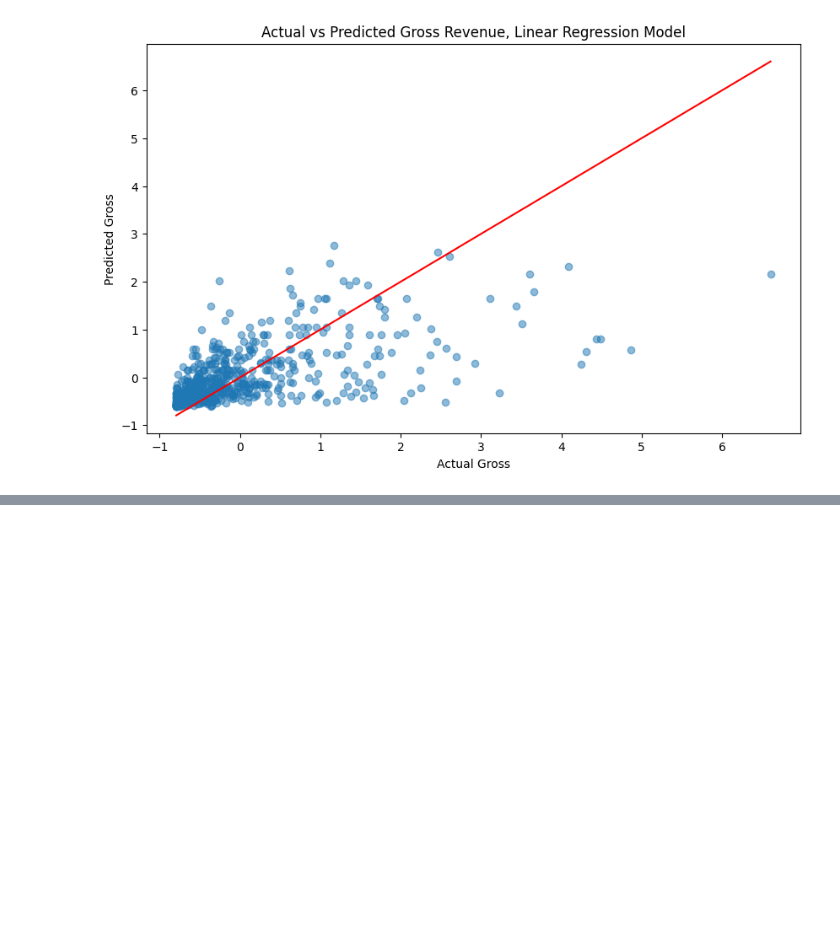
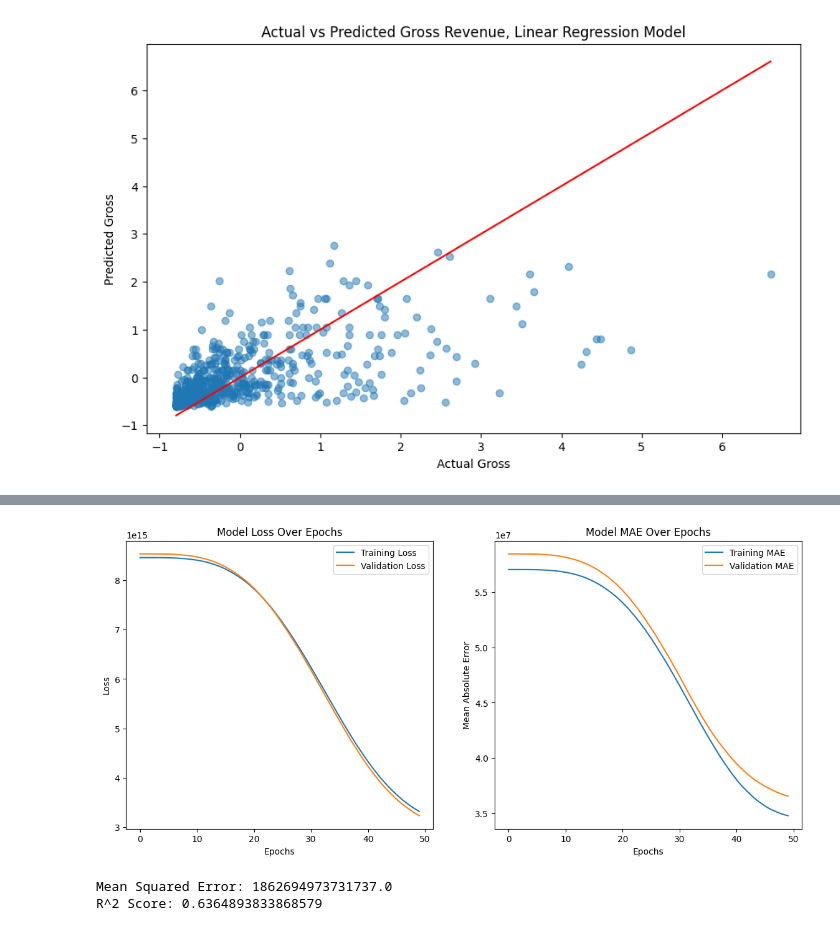
Before and after one commit to LegallyNotBlonde/Movie_Analysis, a Jupyter notebook: Notebooks/machine_learning_colab.ipynb, the cells around one changed output, grey strips where cells are left out. Saved outputs shown, nothing was run; the diff lists cells and outputs as text; code cells hidden in the pictures; blank space fills up the shorter version.

```diff
--- a/Notebooks/machine_learning_colab.ipynb
+++ b/Notebooks/machine_learning_colab.ipynb
@@ -593,0 +591,6 @@ False
+# %%
+# STEP 3.2 NEURON METWORKS MODEL:
+
+# Remove 'profit' column from our data
+movies_ml = movie_data.drop('profit', axis=1)
+movies_ml.head(3)
@@ -593,0 +687,25 @@ False
+# %%
+# Plotting model accuracy and loss over epochs
+plt.figure(figsize=(14, 6))
+
+# Loss plot
+plt.subplot(1, 2, 1)
+plt.plot(history.history['loss'], label='Training Loss')
+plt.plot(history.history['val_loss'], label='Validation Loss')
+plt.xlabel('Epochs')
+plt.ylabel('Loss')
+plt.title('Model Loss Over Epochs')
+plt.legend()
+
+# Mean Absolute Error plot
+plt.subplot(1, 2, 2)
+plt.plot(history.history['mean_absolute_error'], label='Training MAE')
+plt.plot(history.history['val_mean_absolute_error'], label='Validation MAE')
+plt.xlabel('Epochs')
+plt.ylabel('Mean Absolute Error')
+plt.title('Model MAE Over Epochs')
+plt.legend()
+
+plt.show()
+# %% [output]
+[figure, added]
@@ -593,0 +719,35 @@ False
+# %%
+# Selecting relevant nemerical features and target
+features = ['budget', 'actor_1_facebook_likes', 'actor_2_facebook_likes',
+            'actor_3_facebook_likes', 'director_facebook_likes',
+            'duration', 'num_critic_for_reviews', 'num_user_for_reviews',
+            'num_voted_users', 'cast_total_facebook_likes',
+            'facenumber_in_poster', 'movie_facebook_likes',
+            'imdb_score']
+
+X = movies_mm[features]
+y = movies_mm['gross']
+
+# Splitting the dataset
+X_train, X_test, y_train, y_test = train_test_split(X, y, test_size=0.2, random_state=42)
+
+# Standard Scaling
+scaler = StandardScaler()
+X_train_scaled = scaler.fit_transform(X_train)
+X_test_scaled = scaler.transform(X_test)
+
+# Random Forest model
+model = RandomForestRegressor(n_estimators=100, random_state=42)
+model.fit(X_train_scaled, y_train)
+
+# Predictions
+y_pred = model.predict(X_test_scaled)
+
+# Model evaluation
+mse = mean_squared_error(y_test, y_pred)
+r2 = r2_score(y_test, y_pred)
+print(f'Mean Squared Error: {mse}')
+print(f'R^2 Score: {r2}')
+# %% [output]
+Mean Squared Error: 1862694973731737.0
+R^2 Score: 0.6364893833868579
```
Also changed, not shown: parts of 33 cells of this notebook, 1 other file.
